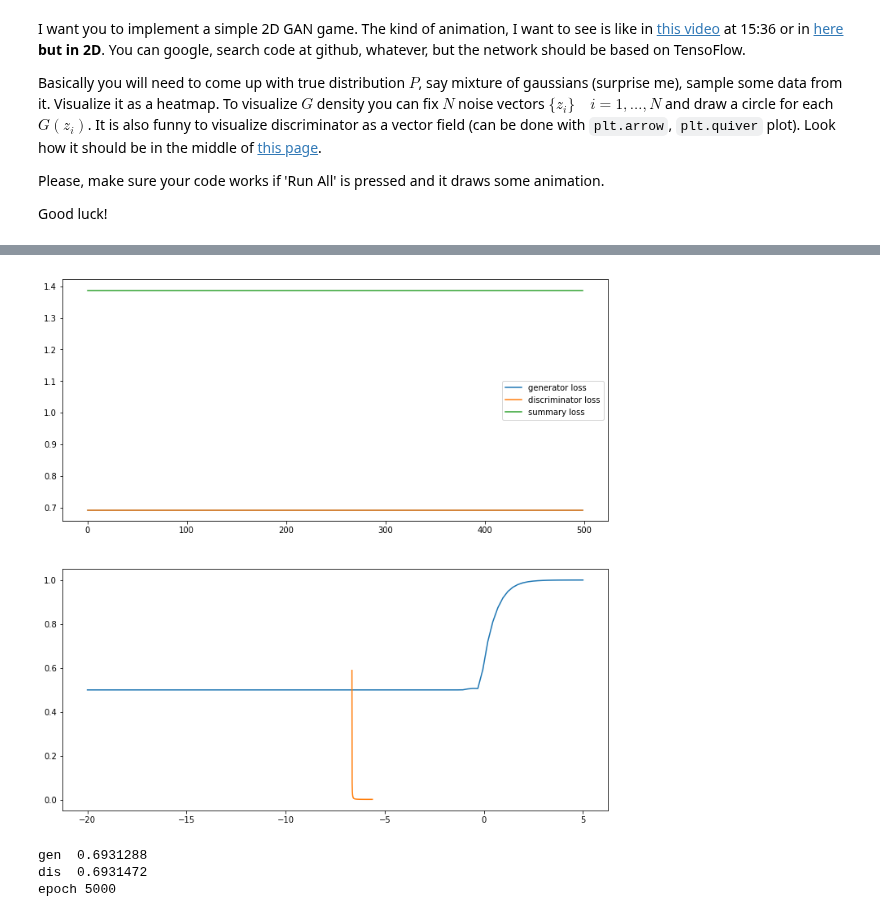
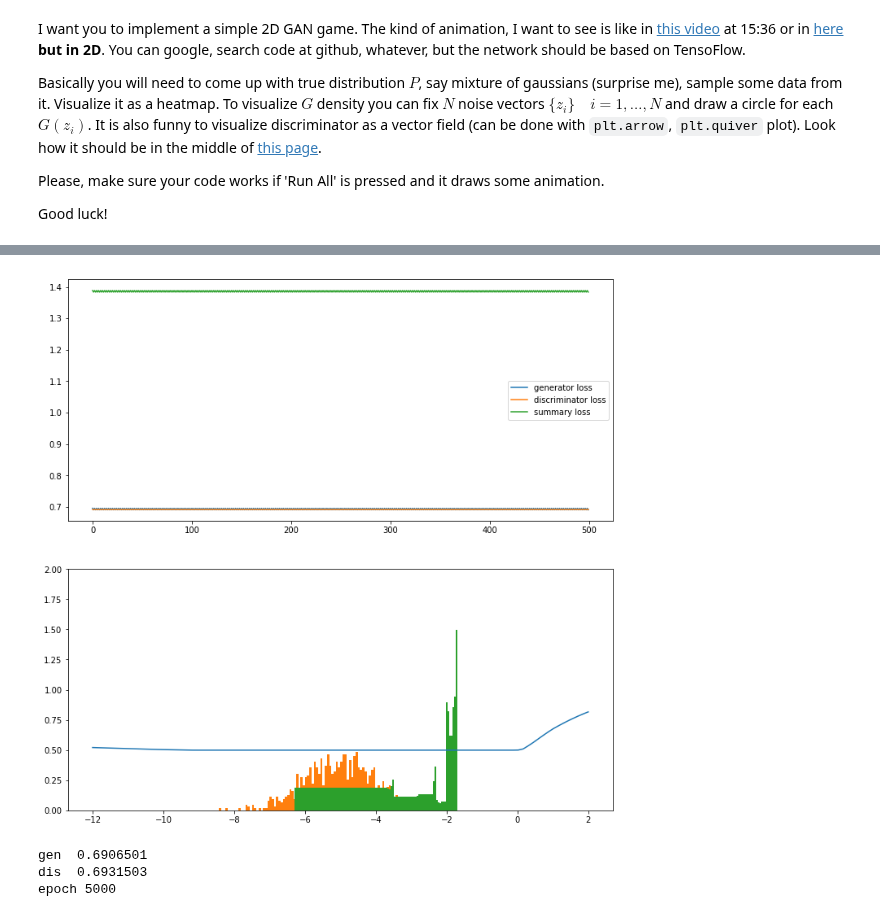
Before and after one commit to hov1417/NNHomework, a Jupyter notebook: session3/final_assignment.ipynb, the cells around one changed output, grey strips where cells are left out. Saved outputs shown, nothing was run; the diff lists cells and outputs as text; code cells hidden in the pictures.

```diff
--- a/session3/final_assignment.ipynb
+++ b/session3/final_assignment.ipynb
@@ -55,20 +56,19 @@ writer.add_graph(tf.get_default_graph())
 # %%
 writer.close()
 # %%
-train_gen = tf.train.AdamOptimizer(0.01).minimize(gloss, var_list=gen_vars)
-train_dis = tf.train.AdamOptimizer(0.01).minimize(dloss, var_list=disc_vars)
+train_gen = tf.train.RMSPropOptimizer(0.01).minimize(gloss, var_list=gen_vars)
+train_dis = tf.train.RMSPropOptimizer(0.01).minimize(dloss, var_list=disc_vars)
 # %%
-data = np.random.normal(-5, 1, size=(100000,1))
+data = np.random.normal(-5, 1, size=(1000,1))
 # %%
 def sampleNoise(batch_size):
     return (np.linspace(-7, -3, batch_size) + np.random.uniform(-0.01, 0.01, batch_size))[None].T
 # %%
 def generate_data_for_dist(batch_size):
-    assert batch_size%2 == 0
 
-    real_data = np.random.choice(data[:,0], (batch_size//2, 1))
-    generated_data = sess.run(gen, feed_dict={z: sampleNoise(batch_size//2)})
+    real_data = np.random.choice(data[:,0], (batch_size, 1))
+    generated_data = sess.run(gen, feed_dict={z: sampleNoise(batch_size)})
 
-    y = np.ones((batch_size, 1))
-    y[:batch_size//2] = 0
+    y = np.ones((2*batch_size, 1))
+    y[:batch_size] = 0
     return np.concatenate((real_data, generated_data)),y
@@ -88,11 +78,11 @@ if "sess" in dir():
 sess = tf.Session()
 sess.run(tf.global_variables_initializer())
 # %%
-l = np.linspace(-20, 5, 100)[None].T
-noise = np.linspace(-20, 5, 10000)[None].T
+l = np.linspace(-12, 2, 100)[None].T
+noise = np.linspace(-10, 5, 100000)[None].T
 # %%
 num_epochs = 5000
-batch_size = 200
+batch_size = 2
 
 glosshist=[]
 dlosshist=[]
@@ -101,43 +91,44 @@ with tf.device("/device:GPU:0"):
     for epoch in range(num_epochs):
 
         X, Y = generate_data_for_dist(batch_size)
 
         _, dis_train_err = sess.run([train_dis, dloss], feed_dict={inX: X, y: Y})
         _, gen_train_err = sess.run([train_gen, gloss],
-                                 feed_dict={z: sampleNoise(100*batch_size),
-                                            y: np.zeros((100*batch_size,1))})
+                                 feed_dict={z: sampleNoise(batch_size),
+                                            y: np.zeros((batch_size,1))})
 
         dlosshist.append(dis_train_err)
         glosshist.append(gen_train_err)
+
+        out = sess.run(dis_prob, feed_dict={inX: l})
+        generated = sess.run(gen, feed_dict={z: noise})
 
         clear_output(wait=True)
         plt.figure(figsize=(12,12))
         plt.subplot(211)
         glh = np.array(glosshist[-500:])
         dlh = np.array(dlosshist[-500:])
         plt.plot(glh, label="generator loss")
         plt.plot(dlh, label="discriminator loss")
         plt.plot(glh + dlh, label="summary loss")
         plt.legend()
 
-        out = sess.run(dis_prob, feed_dict={inX: l})
         plt.subplot(212)
         plt.plot(l, out);
 
-        generated = sess.run(gen, feed_dict={z: noise})
-        hist = np.histogram(generated, 100)
-        plt.plot(hist[1][:-1], hist[0].astype(float)/len(generated));
-#         plt.plot(noise, generated)
+        plt.hist(data, 100, density=True)
+        plt.hist(generated, 100, density=True)
+        plt.ylim(0,2)
 
         plt.show()
 
         print("gen ", gen_train_err)
         print("dis ", dis_train_err)
         print("epoch", len(glosshist))
 # %% [output]
-[figure, old version]
+[figure, new version]
-gen  0.6931288
-dis  0.6931472
+gen  0.6906501
+dis  0.6931503
 epoch 5000
 # %%
 
```
Also changed, not shown: parts of 10 cells of this notebook, 2 other files.
